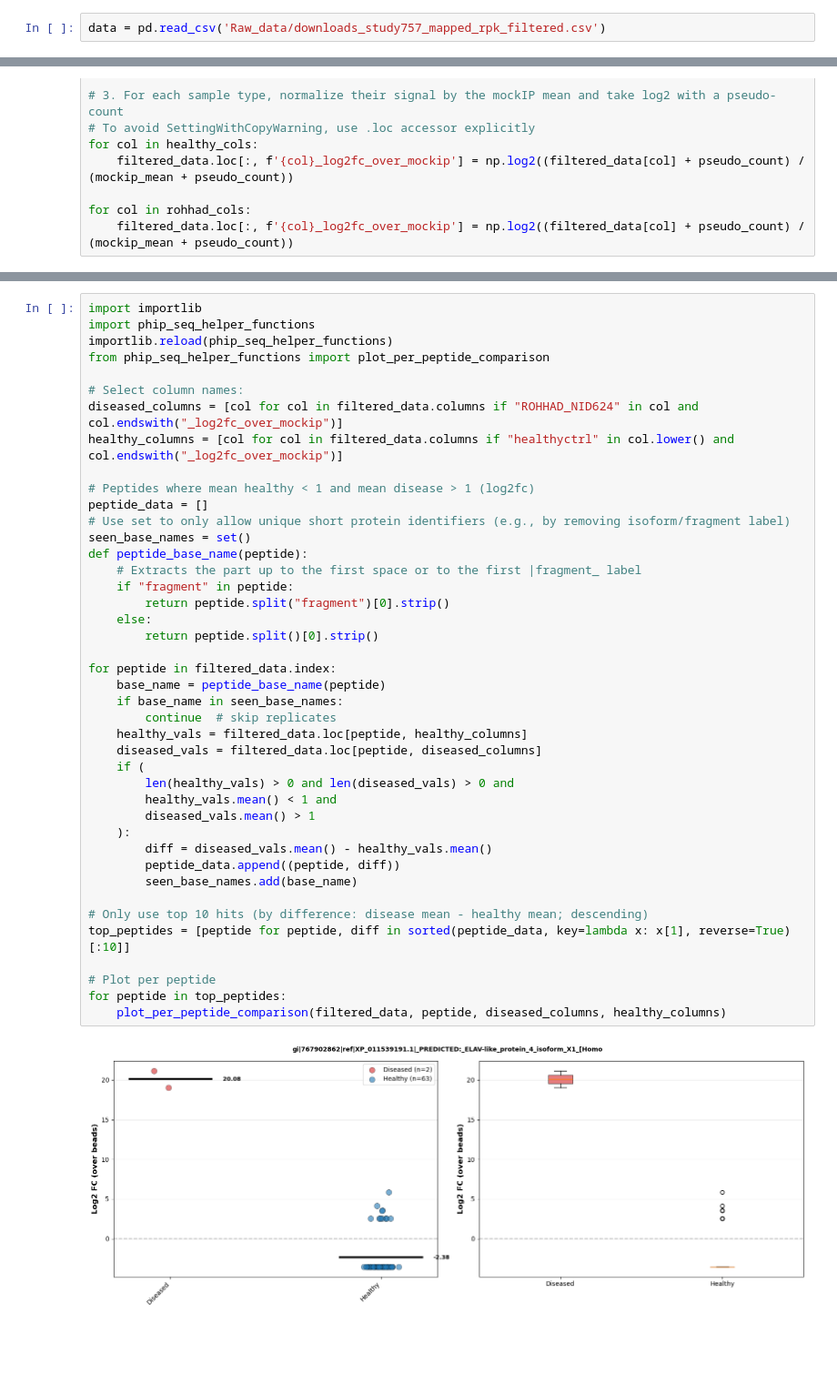
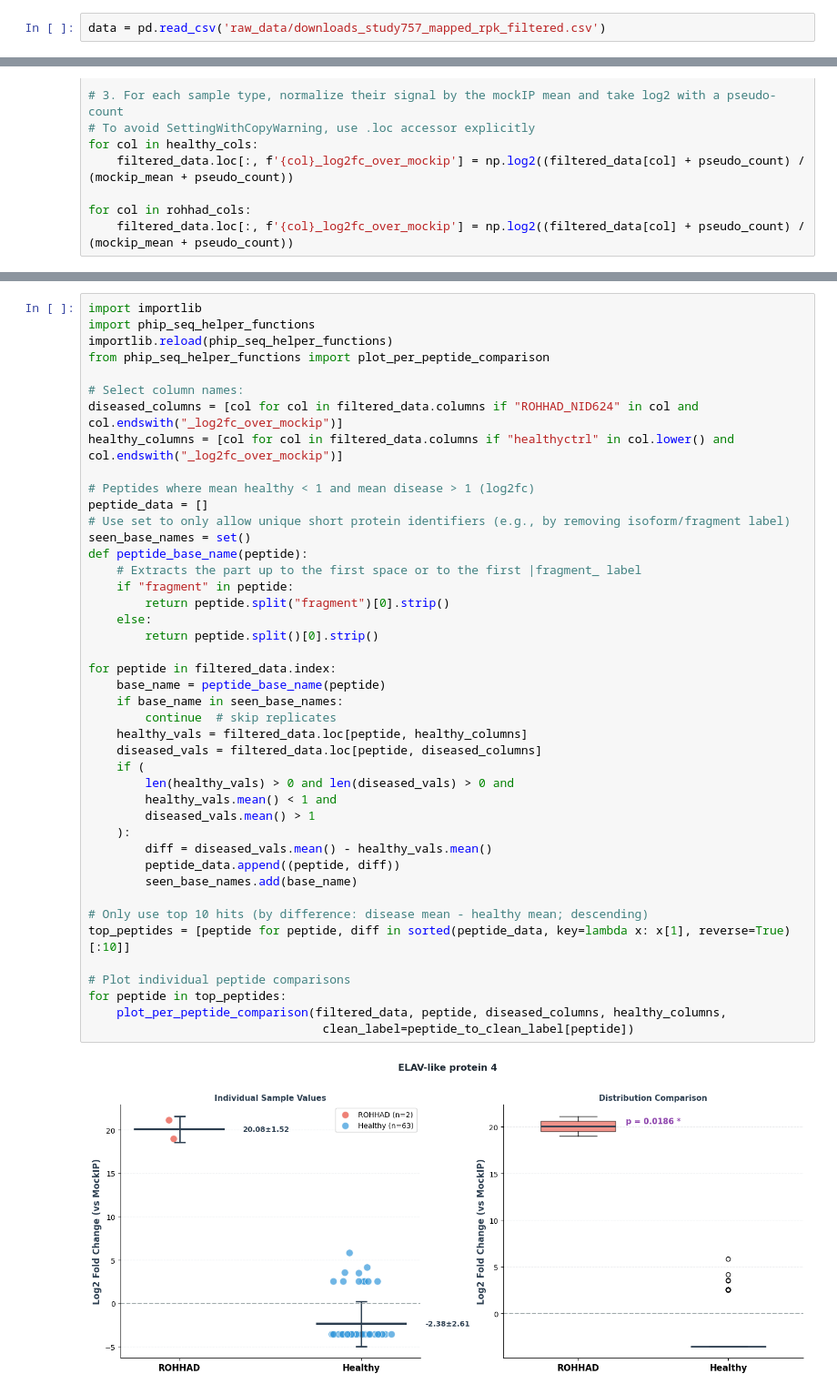
Before and after one commit to sydneysbec/derisi_rotation, a Jupyter notebook: phip_seq_analysis_NID0624.ipynb, the cells around one changed output, grey strips where cells are left out. Shown at 91% size. Cells and saved outputs as stored; diff of their text form; blank space fills up the shorter version.

```diff
--- a/phip_seq_analysis_NID0624.ipynb
+++ b/phip_seq_analysis_NID0624.ipynb
@@ -4,5 +18,5 @@ import numpy as np
 # %%
-data = pd.read_csv('Raw_data/downloads_study757_mapped_rpk_filtered.csv')
+data = pd.read_csv('raw_data/downloads_study757_mapped_rpk_filtered.csv')
 # %%
 first_parts = [col.split('_', 1)[0] for col in data.columns]
 pd.Series(first_parts).value_counts()
@@ -162,33 +314,34 @@ healthy_columns = [col for col in filtered_data.columns if "healthyctrl" in col.
 peptide_data = []
 # Use set to only allow unique short protein identifiers (e.g., by removing isoform/fragment label)
 seen_base_names = set()
 def peptide_base_name(peptide):
     # Extracts the part up to the first space or to the first |fragment_ label
     if "fragment" in peptide:
         return peptide.split("fragment")[0].strip()
     else:
         return peptide.split()[0].strip()
 
 for peptide in filtered_data.index:
     base_name = peptide_base_name(peptide)
     if base_name in seen_base_names:
         continue  # skip replicates
     healthy_vals = filtered_data.loc[peptide, healthy_columns]
     diseased_vals = filtered_data.loc[peptide, diseased_columns]
     if (
         len(healthy_vals) > 0 and len(diseased_vals) > 0 and
         healthy_vals.mean() < 1 and
         diseased_vals.mean() > 1
     ):
         diff = diseased_vals.mean() - healthy_vals.mean()
         peptide_data.append((peptide, diff))
         seen_base_names.add(base_name)
 
 # Only use top 10 hits (by difference: disease mean - healthy mean; descending)
 top_peptides = [peptide for peptide, diff in sorted(peptide_data, key=lambda x: x[1], reverse=True)[:10]]
 
-# Plot per peptide
+# Plot individual peptide comparisons
 for peptide in top_peptides:
-    plot_per_peptide_comparison(filtered_data, peptide, diseased_columns, healthy_columns)
+    plot_per_peptide_comparison(filtered_data, peptide, diseased_columns, healthy_columns,
+                                 clean_label=peptide_to_clean_label[peptide])
 # %% [output]
-[figure, old version]
+[figure, new version]
```
Also changed, not shown: parts of 20 cells of this notebook, 17 other files.
